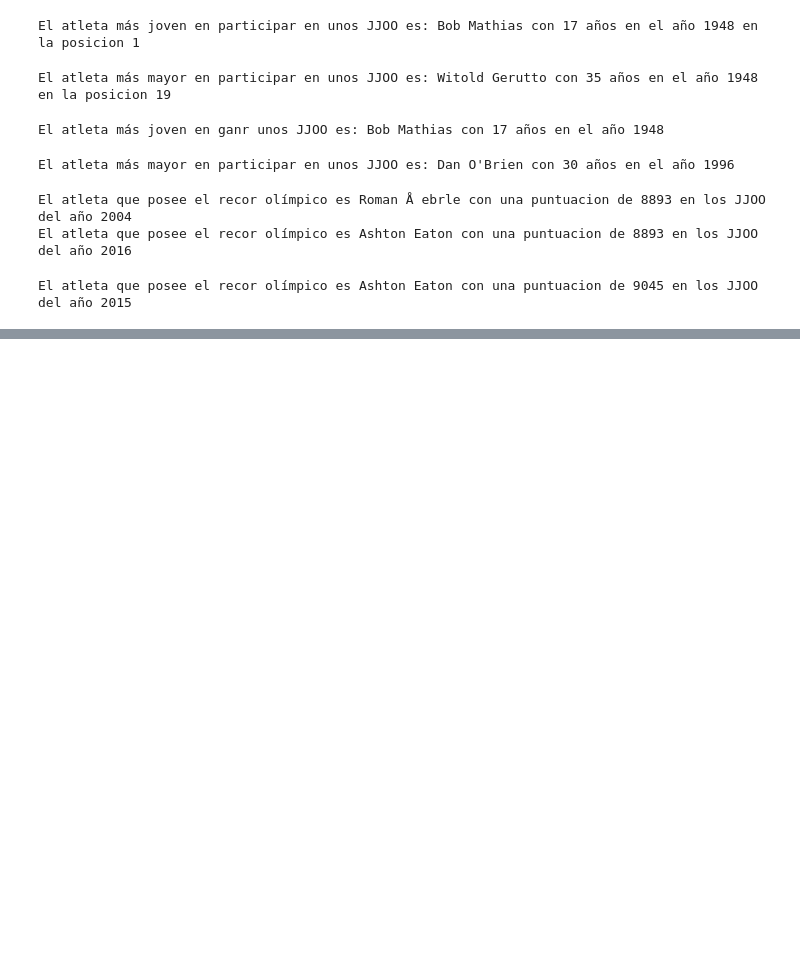
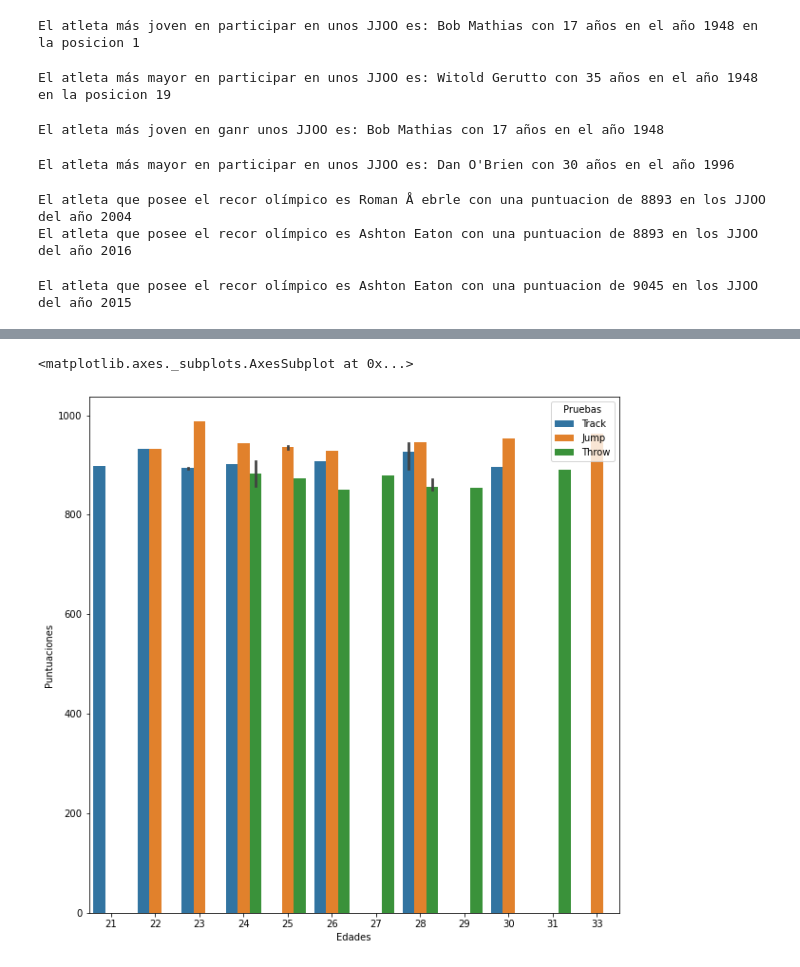
Before and after one commit to RaulCapellanFernandez/DecatlonEstadistics, a Jupyter notebook: InformationDDBB.ipynb, the cells around one changed output, grey strips where cells are left out. Cells and saved outputs as stored; diff of their text form; code cells hidden in the pictures; blank space fills up the shorter version.

```diff
--- a/InformationDDBB.ipynb
+++ b/InformationDDBB.ipynb
@@ -483,0 +598,7 @@ sns.relplot(x = 'Valores', y= 'Pruebas',hue = 'Nombres', data = imp)
+# %%
+#Como quedarian dichas puntuaciones segun sus edades
+plt.figure(figsize=(10,10))
+sns.barplot(x = 'Edades', y= 'Puntuaciones', hue= 'Pruebas', data = imp)
+# %% [output]
+<matplotlib.axes._subplots.AxesSubplot at 0x...>
+[figure, added]
```
Also changed, not shown: parts of 9 cells of this notebook.
